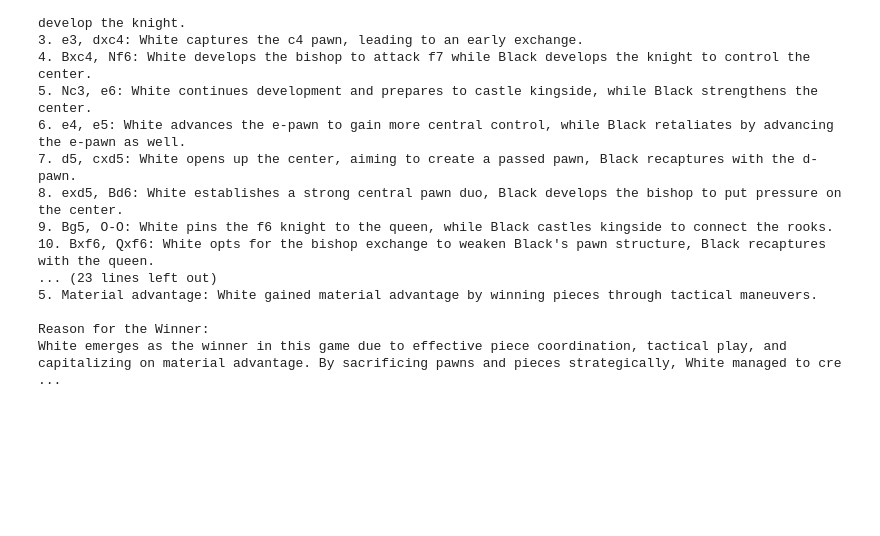
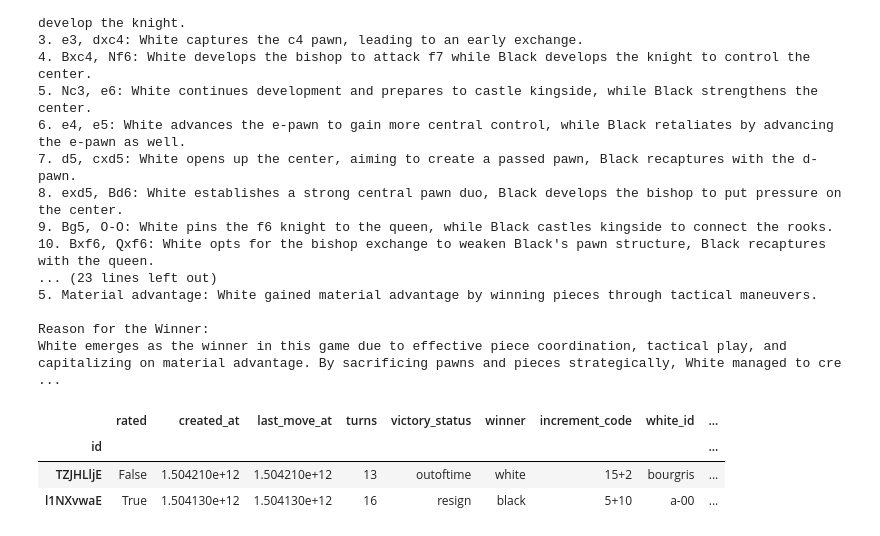
Before and after one commit to TheOpenSI/CoSMIC, a Jupyter notebook: prompt_gen_exp_carlos.ipynb, the cells around one changed output. Drawn from its saved outputs; the diff is of its cells as text; code cells hidden in the pictures; blank space fills up the shorter version.

```diff
--- a/prompt_gen_exp_carlos.ipynb
+++ b/prompt_gen_exp_carlos.ipynb
@@ -147,0 +177,7 @@ White emerges as the winner in this game due to effective piece coordination, ta
+# %%
+target_df
+# %% [output]
+|  | rated | created_at | last_move_at | turns | victory_status | winner | increment_code | white_id | ... |
+| id |  |  |  |  |  |  |  |  | ... |
+| TZJHLljE | False | 1.504210e+12 | 1.504210e+12 | 13 | outoftime | white | 15+2 | bourgris | ... |
+| l1NXvwaE | True | 1.504130e+12 | 1.504130e+12 | 16 | resign | black | 5+10 | a-00 | ... |
```
Also changed, not shown: parts of 5 cells of this notebook, 1 other file.
